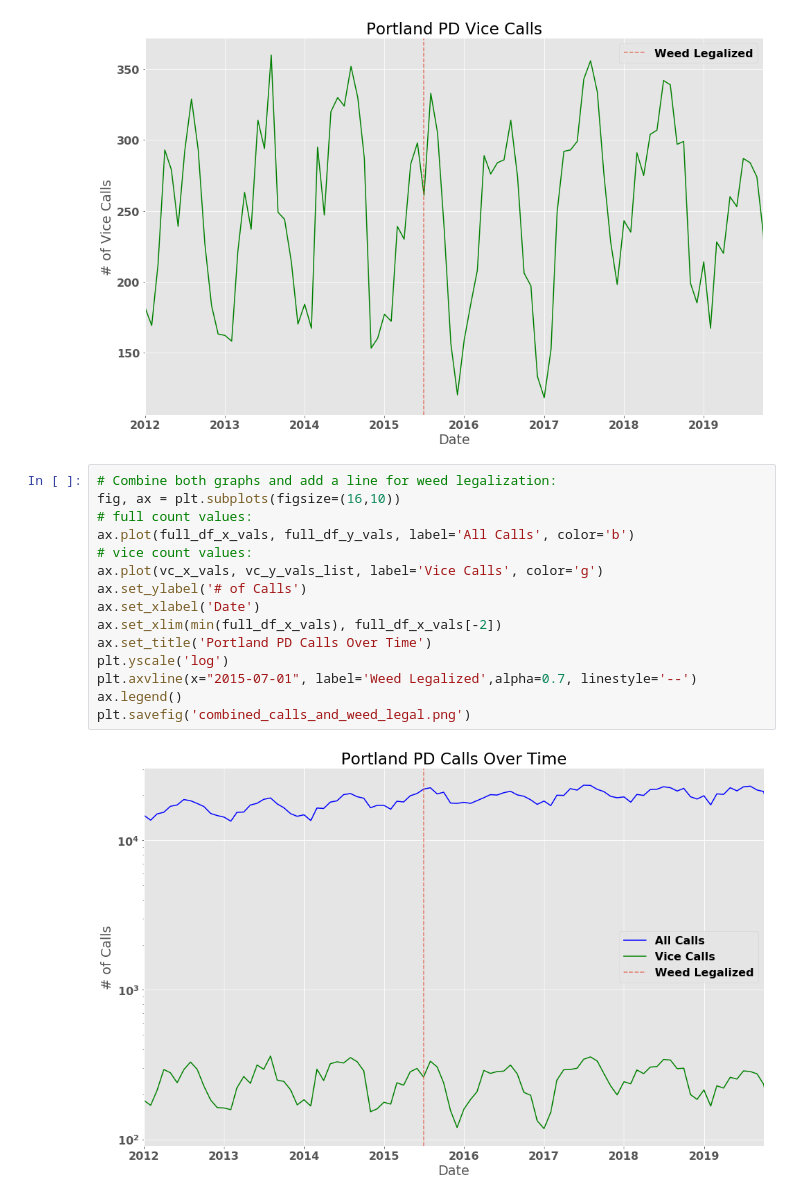
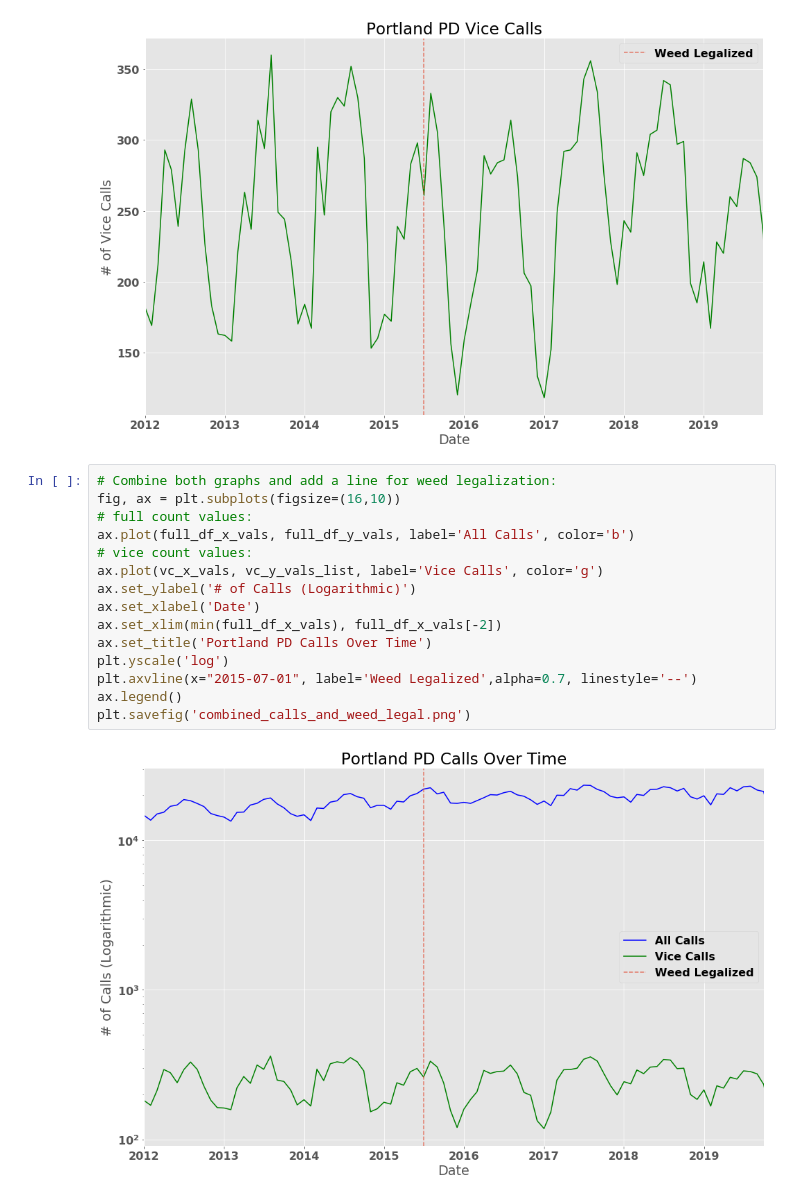
Before and after one commit to willbraun11/PortlandPD, a Jupyter notebook: notebooks/Neighborhood_change_over_time.ipynb, the cells around one changed output. Drawn from its saved outputs; the diff is of its cells as text.

```diff
--- a/notebooks/Neighborhood_change_over_time.ipynb
+++ b/notebooks/Neighborhood_change_over_time.ipynb
@@ -126,17 +126,17 @@ plt.savefig('vice_calls_over_time.png')
 # %%
 # Combine both graphs and add a line for weed legalization:
 fig, ax = plt.subplots(figsize=(16,10))
 # full count values:
 ax.plot(full_df_x_vals, full_df_y_vals, label='All Calls', color='b')
 # vice count values:
 ax.plot(vc_x_vals, vc_y_vals_list, label='Vice Calls', color='g')
-ax.set_ylabel('# of Calls')
+ax.set_ylabel('# of Calls (Logarithmic)')
 ax.set_xlabel('Date')
 ax.set_xlim(min(full_df_x_vals), full_df_x_vals[-2])
 ax.set_title('Portland PD Calls Over Time')
 plt.yscale('log')
 plt.axvline(x="2015-07-01", label='Weed Legalized',alpha=0.7, linestyle='--')
 ax.legend()
 plt.savefig('combined_calls_and_weed_legal.png')
 # %% [output]
-[figure, old version]
+[figure, new version]
```
Also changed, not shown: parts of 4 cells of this notebook, 5 other files.
